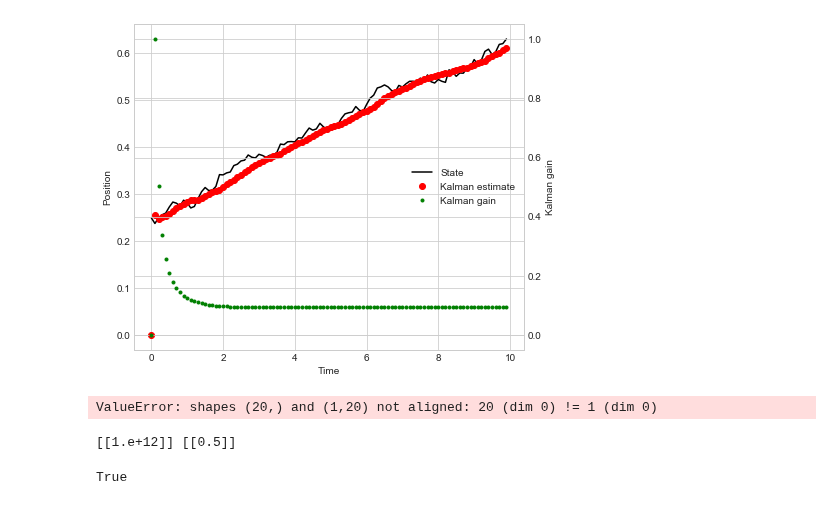
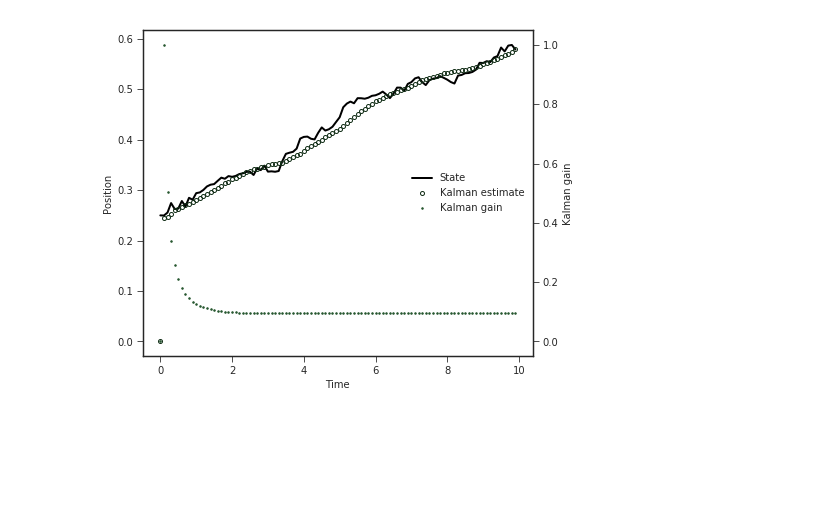
Before and after one commit to mlprt/neurkal, a Jupyter notebook: 1d_tracking.ipynb, the cells around one changed output. Cells and saved outputs as stored; diff of their text form; code cells hidden in the pictures; blank space fills up the shorter version.

```diff
--- a/1d_tracking.ipynb
+++ b/1d_tracking.ipynb
@@ -11,15 +11,17 @@ import numpy as np
 import seaborn as sns
 # %%
 ## Plot style setup
-rc('mathtext', default='regular')
-sns.set_style("whitegrid")
-palette = itertools.cycle(sns.color_palette())
+#rc('mathtext', default='regular')
+#rcParams.update({'figure.autolayout': True})
+sns.set_style("ticks")
+#set_palette = lambda: itertools.cycle(sns.color_palette("cubehelix", 8))
+set_palette = lambda: itertools.cycle(sns.cubehelix_palette(8, start=2, rot=0, dark=0, light=.95, reverse=True))
 # %%
 def input_act(x, x_i):
     return 3 * (np.exp(2 * (np.cos(x - x_i) - 1)) + 0.01)
 # %%
 # simulation parameters
-p = 20  # units in input networks
+p = 50  # units in input networks
 t_f = 10  # total time
 dt = 0.1  # timestep
 ts = np.arange(0, t_f, dt)
@@ -46,39 +35,36 @@ kalman_network = neurkal.KalmanBasisNetwork(sensory_inputs=[sensory_input],
 # %%
-# test kalman filter
+## test conventional kalman filter
+kalman = neurkal.KalmanFilter(M=M, B=B, Z=Z)
+# initial state
+x0 = 0.25
+state = neurkal.StateDynamics(M, B, Z, x0=x0)
+# sensory noise
 sensory_variance = 0.005
+
 states = []
 estimates = []
 gains = []
-c_ = np.array([[c]])
 for t in ts:
     estimates.append(kalman.estimate[0, 0])
     gains.append(kalman.gain[0, 0])
     states.append(state.x[0])
     x_s = state.x + np.random.normal(0, sensory_variance)
     kalman.step(c_, x_s, Q=[[sensory_variance]])
     state.update(c_)
+
+palette = set_palette()
 fig, ax1 = plt.subplots(figsize=(7, 6))
 ax1.set_xlabel("Time")
 ax1.set_ylabel("Position")
-p1, = ax1.plot(ts, states, 'k-', label="State")
-p2, = ax1.plot(ts, estimates, 'ro', label="Kalman estimate")
+p1, = ax1.plot(ts, states, '-', color=next(palette), label="State", lw=2)
+p2, = ax1.plot(ts, estimates, '.', color=next(palette), label="Kalman estimate", markerfacecolor='none', ms=8)
 ax2 = ax1.twinx()
 ax2.set_ylabel("Kalman gain")
-p3, = ax2.plot(ts, gains, 'g.', label="Kalman gain")
+p3, = ax2.plot(ts, gains, '.', color=next(palette), label="Kalman gain", ms=3)
 
 ps = [p1, p2, p3]
 labels = [p.get_label() for p in ps]
 ax1.legend(ps, labels, loc=7)
 plt.show()
 # %% [output]
-[figure, old version]
+[figure, new version]
-# %%
-for t in np.arange(0, t_f, dt):
-    # update input population code with state
-    sensory_input(state.x)
-    # update activity in basis network implementing Kalman filter
-    kalman_network.update(sigma)
-    # update real state (+ control noise)
-    state.update(c)
-# %% [output]
-ValueError: shapes (20,) and (1,20) not aligned: 20 (dim 0) != 1 (dim 0)
@@ -88,9 +70,0 @@ b = np.array([[0.5]])
-# %%
-print(a,b)
-# %% [output]
-[[1.e+12]] [[0.5]]
-# %%
-a = np.nan
-a is np.nan
-# %% [output]
-True
```
Also changed, not shown: parts of 11 cells of this notebook, 3 other files.
